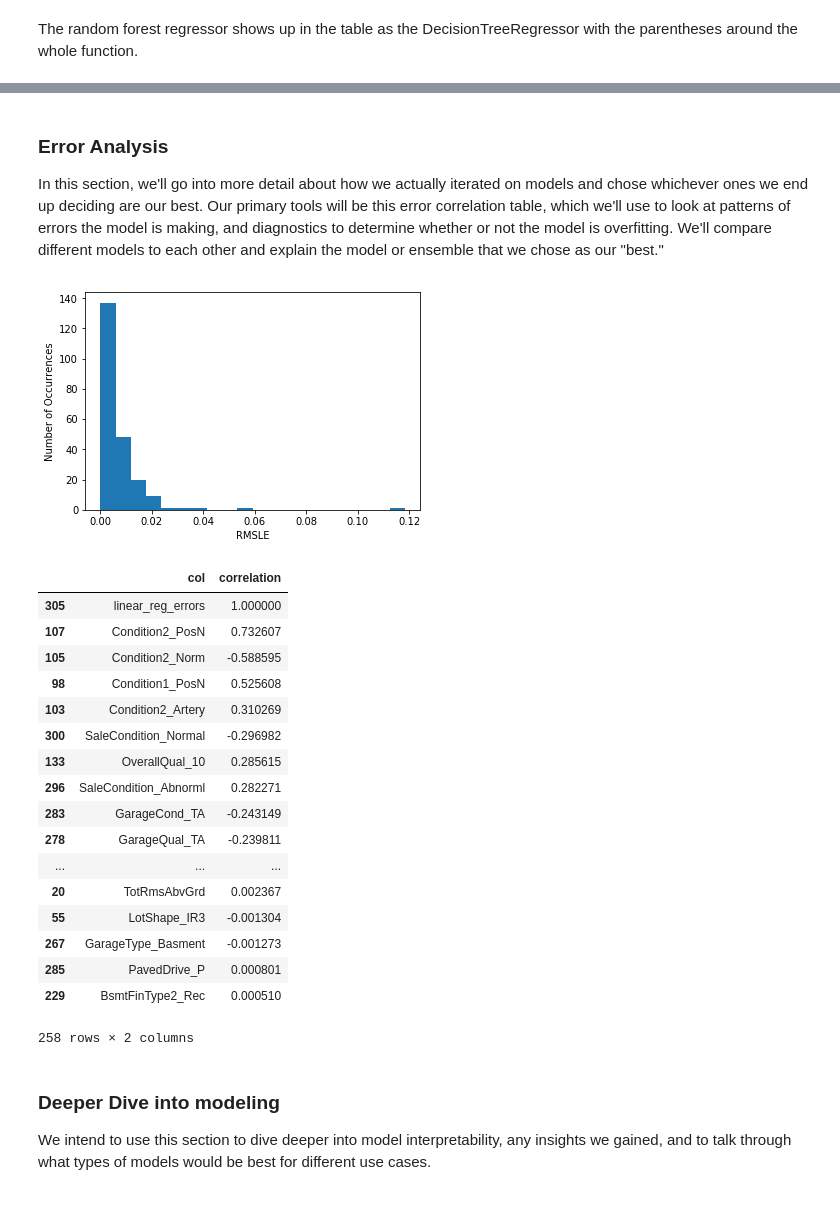
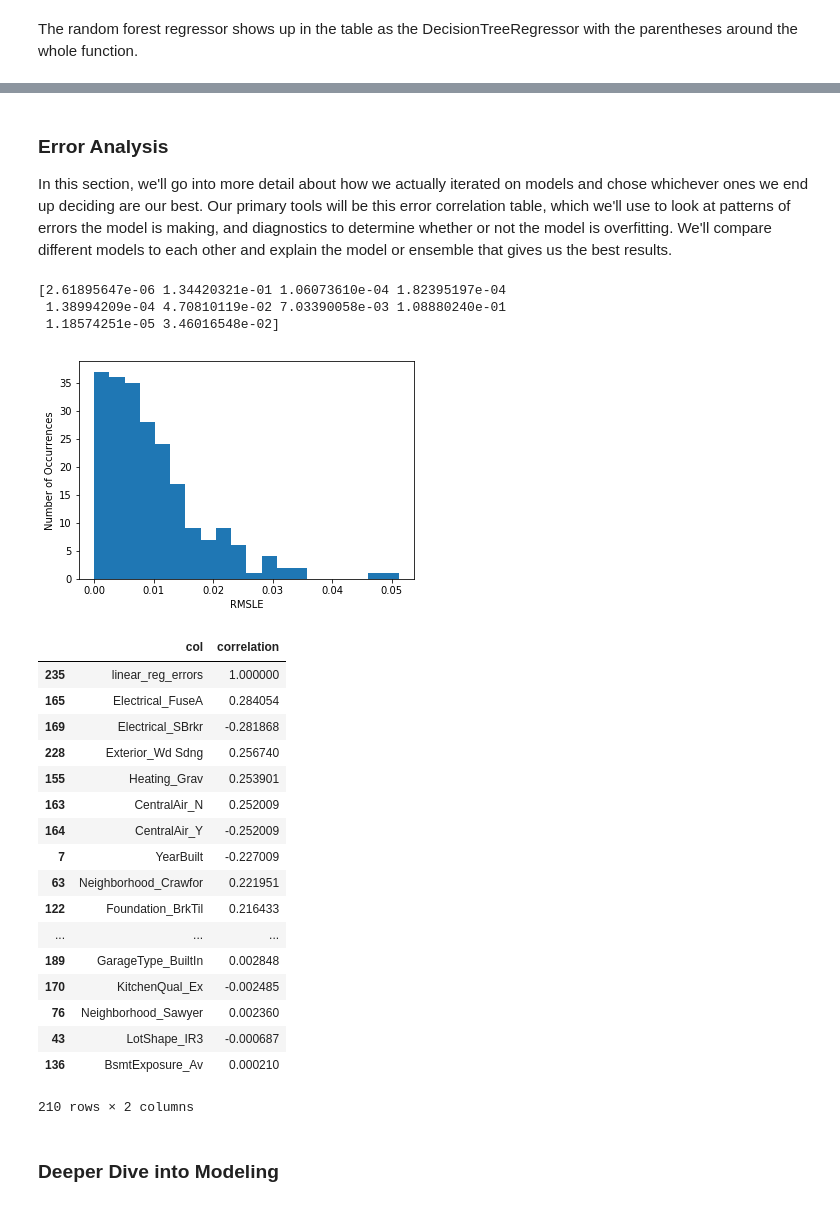
Before and after one commit to emrapport/w207_final_proj, a Jupyter notebook: Baseline Notebook.ipynb, the cells around one changed output, grey strips where cells are left out. Cells and saved outputs as stored; diff of their text form; code cells hidden in the pictures.

```diff
--- a/Baseline Notebook.ipynb
+++ b/Baseline Notebook.ipynb
@@ -227,4 +389,4 @@ def get_simple_data(input_data, colnames):
     output_data = input_data[colnames]
     return(output_data)
 
-data = get_simple_data(data, most_impt_cols)
+simple_data = get_simple_data(data, most_impt_cols)
@@ -273,18 +399,17 @@ We started with a simple 15% dev set, but we have found that for this amount of
 # %%
 # still to do : choose one version of pandas to use so that our code all agrees
 # and I don't have to read in a new dataset here
-data_df = pd.read_csv('clean_data.csv')
-data_df['LogSalePrice'] = np.log(data_df['SalePrice'])
+data['LogSalePrice'] = np.log(data['SalePrice'])
 NUM_CROSS_VALS = 20
 # %%
 # get the list of different cross val splits
 cross_val_list = []
 for i in range(NUM_CROSS_VALS):
-    split_idx = int(data_df.shape[0] * .85)
+    split_idx = int(data.shape[0] * .85)
     # line below is what shuffles
-    data_df = data_df.sample(frac=1)
-    train_df = data_df[:split_idx]
-    dev_df = data_df[split_idx:]
+    data = data.sample(frac=1)
+    train_df = data[:split_idx]
+    dev_df = data[split_idx:]
     split_dict = {'train_df': train_df,
                   'dev_df': dev_df}
     cross_val_list.append(split_dict)
@@ -331,7 +456,9 @@ We begin with linear regression as the standard choice for a regression problem.
 # %%
 models = [LinearRegression()]
 outcome_vars = ['LogSalePrice']
-feature_sets = [[col for col in data_df.columns if col not in ['YrMoSold', 'LogSalePrice', 'SalePrice']]]
+# for all models, we'll try with both the full feature set and the "top 10" feature set
+feature_sets = [[col for col in data.columns if col not in ['YrMoSold', 'LogSalePrice', 'SalePrice']],
+               [col for col in data.columns if col in simple_data.columns and col != 'SalePrice']]
 lrdf = sf.try_different_models(cross_val_list, models, outcome_vars, feature_sets)
 lrdf.sort_values('Root MSE', ascending=True)
 # %% [output]
@@ -358,9 +494,13 @@ We intend to include more sections of different typess of models, and to build o
 # %% [markdown]
 ### Error Analysis
 
-In this section, we'll go into more detail about how we actually iterated on models and chose whichever ones we end up deciding are our best. Our primary tools will be this error correlation table, which we'll use to look at patterns of errors the model is making, and diagnostics to determine whether or not the model is overfitting. We'll compare different models to each other and explain the model or ensemble that we chose as our "best."
+In this section, we'll go into more detail about how we actually iterated on models and chose whichever ones we end up deciding are our best. Our primary tools will be this error correlation table, which we'll use to look at patterns of errors the model is making, and diagnostics to determine whether or not the model is overfitting. We'll compare different models to each other and explain the model or ensemble that gives us the best results.
 # %%
-lr = lrdf.iloc[0]['Model']
+# todo: it seems like maybe saving the different models in the dataframe columns
+# isn't actually preserving each different model as an object.
+# we'll need to do something different if we want to preserve each model in order to do diagnostics on it.
+
+lr1 = lrdf.iloc[0]['Model']
 
 def create_error_correlation_table(model,
                                    outcome_var,
@@ -371,59 +511,60 @@ def create_error_correlation_table(model,
     finds correlation between absolute value of error
     and each feature
     '''
-
     dev_preds = model.predict(dev_df[feature_set])
     dev_df = dev_df.reset_index()
 
     rmsles = []
     for i in range(len(dev_preds)):
         rmsles.append(sf.rmsle([dev_df[outcome_var][i]], [dev_preds[i]]))
 
     plt.clf()
     plt.hist(rmsles, bins=20)
     plt.xlabel("RMSLE")
     plt.ylabel("Number of Occurrences")
     plt.show()
 
     dev_df['linear_reg_errors'] = rmsles
 
     cols = []
     corrs = []
     for col in dev_df.columns:
         try:
             cor = np.corrcoef(abs(dev_df['linear_reg_errors']), dev_df[col])[0,1]
             cols.append(col)
             corrs.append(cor)
         except:
             pass
 
     corrs_df = pd.DataFrame(data={'col': cols, 'correlation': corrs})
     corrs_df = corrs_df.dropna(subset=['correlation'])
     return corrs_df
 
-corrs_df = create_error_correlation_table(lr, 'LogSalePrice', feature_sets[-1], dev_df)
+# table for our LR with all the features
+corrs_df = create_error_correlation_table(lr1, 'LogSalePrice', feature_sets[-1], dev_df)
 corrs_df.reindex(corrs_df.correlation.abs().sort_values(ascending=False).index)
 # %% [output]
+[2.61895647e-06 1.34420321e-01 1.06073610e-04 1.82395197e-04
+ 1.38994209e-04 4.70810119e-02 7.03390058e-03 1.08880240e-01
+ 1.18574251e-05 3.46016548e-02]
-[figure, old version]
+[figure, new version]
 |  | col | correlation |
-| 305 | linear_reg_errors | 1.000000 |
-| 107 | Condition2_PosN | 0.732607 |
-| 105 | Condition2_Norm | -0.588595 |
-| 98 | Condition1_PosN | 0.525608 |
-| 103 | Condition2_Artery | 0.310269 |
-| 300 | SaleCondition_Normal | -0.296982 |
-| 133 | OverallQual_10 | 0.285615 |
-| 296 | SaleCondition_Abnorml | 0.282271 |
-| 283 | GarageCond_TA | -0.243149 |
-| 278 | GarageQual_TA | -0.239811 |
+| 235 | linear_reg_errors | 1.000000 |
+| 165 | Electrical_FuseA | 0.284054 |
+| 169 | Electrical_SBrkr | -0.281868 |
+| 228 | Exterior_Wd Sdng | 0.256740 |
+| 155 | Heating_Grav | 0.253901 |
+| 163 | CentralAir_N | 0.252009 |
+| 164 | CentralAir_Y | -0.252009 |
+| 7 | YearBuilt | -0.227009 |
+| 63 | Neighborhood_Crawfor | 0.221951 |
+| 122 | Foundation_BrkTil | 0.216433 |
 | ... | ... | ... |
-| 20 | TotRmsAbvGrd | 0.002367 |
-| 55 | LotShape_IR3 | -0.001304 |
-| 267 | GarageType_Basment | -0.001273 |
-| 285 | PavedDrive_P | 0.000801 |
-| 229 | BsmtFinType2_Rec | 0.000510 |
+| 189 | GarageType_BuiltIn | 0.002848 |
+| 170 | KitchenQual_Ex | -0.002485 |
+| 76 | Neighborhood_Sawyer | 0.002360 |
+| 43 | LotShape_IR3 | -0.000687 |
+| 136 | BsmtExposure_Av | 0.000210 |
-258 rows × 2 columns
+210 rows × 2 columns
-# %% [markdown]
-### Deeper Dive into modeling
-
-We intend to use this section to dive deeper into model interpretability, any insights we gained, and to talk through what types of models would be best for different use cases.
+# %% [markdown]
+### Deeper Dive into Modeling
```
Also changed, not shown: parts of 50 cells of this notebook, 1 other file.
